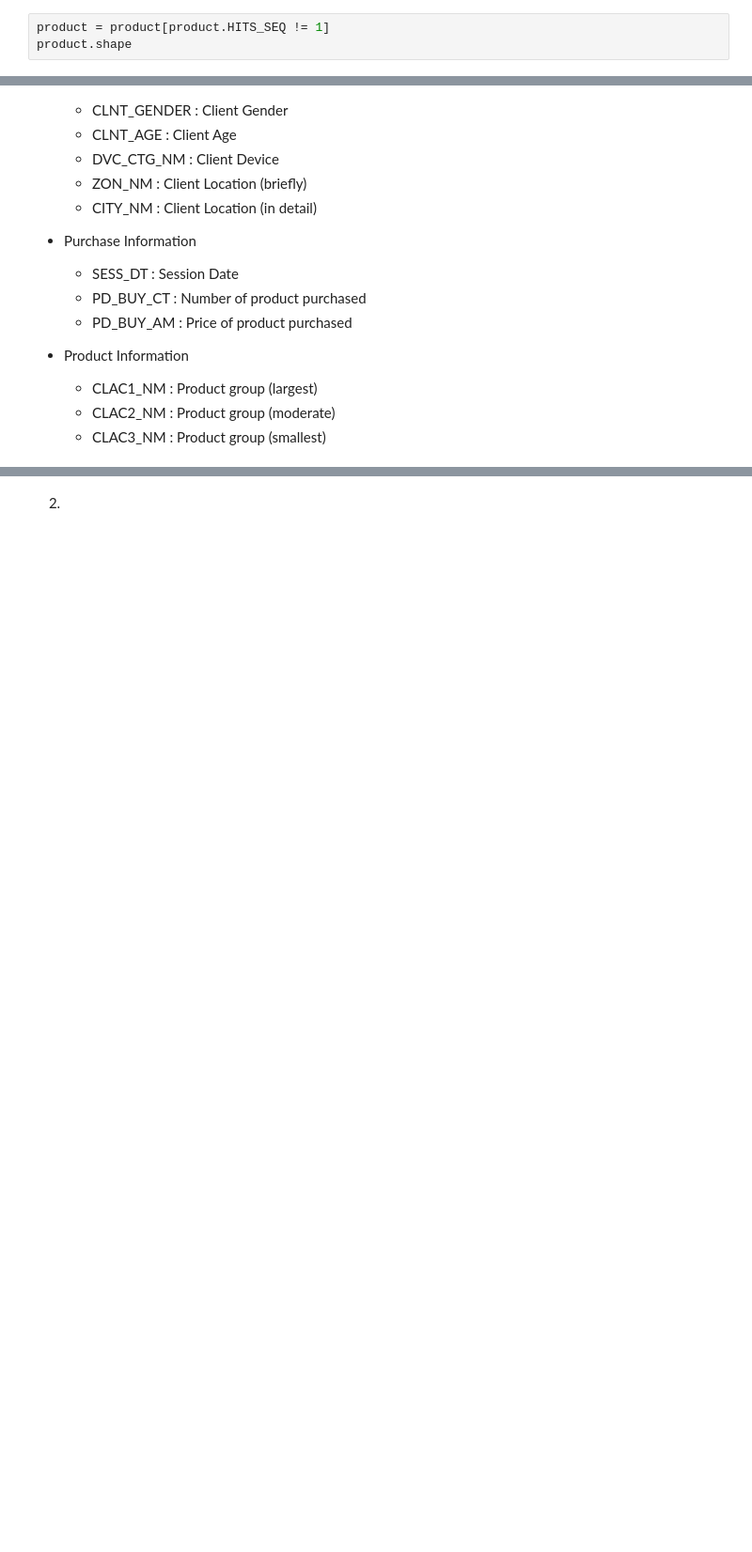
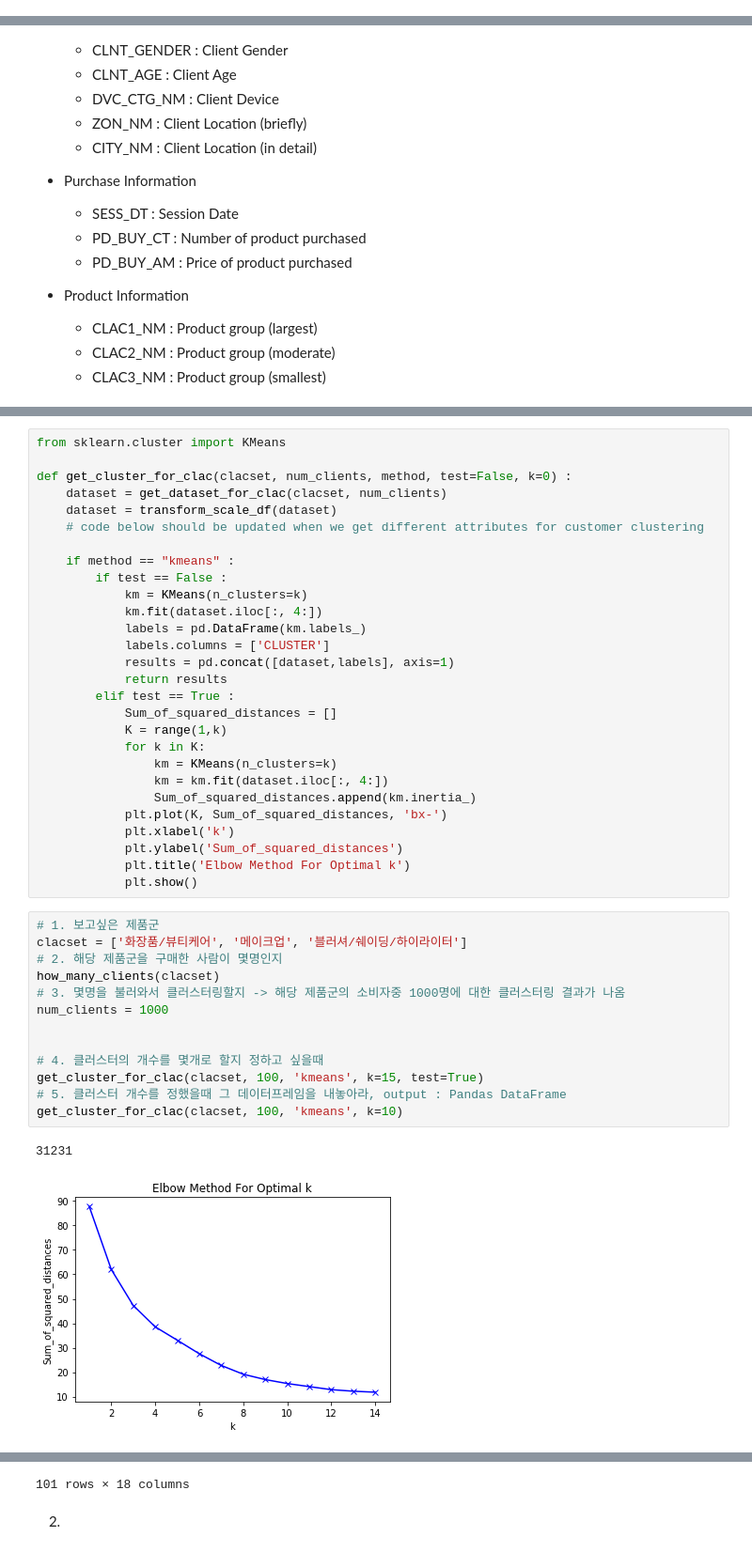
Before and after one commit to hyeon95y/Trend_Predicting, a Jupyter notebook: Customer Segmentation.ipynb, the cells around one changed output, grey strips where cells are left out. Shown: that part at 94% size. Cells and saved outputs as stored; diff of their text form; blank space fills up the shorter version.

Commit message:
Clustering updated

```diff
--- a/Customer Segmentation.ipynb
+++ b/Customer Segmentation.ipynb
@@ -63,3 +44,0 @@ product.shape
-# %%
-product = product[product.HITS_SEQ != 1]
-product.shape
@@ -424,0 +344,44 @@ TypeError: 'RangeIndex' object is not callable
+# %%
+from sklearn.cluster import KMeans
+
+def get_cluster_for_clac(clacset, num_clients, method, test=False, k=0) :
+    dataset = get_dataset_for_clac(clacset, num_clients)
+    dataset = transform_scale_df(dataset)
+    # code below should be updated when we get different attributes for customer clustering
+
+    if method == "kmeans" :
+        if test == False :
+            km = KMeans(n_clusters=k)
+            km.fit(dataset.iloc[:, 4:])
+            labels = pd.DataFrame(km.labels_)
+            labels.columns = ['CLUSTER']
+            results = pd.concat([dataset,labels], axis=1)
+            return results
+        elif test == True :
+            Sum_of_squared_distances = []
+            K = range(1,k)
+            for k in K:
+                km = KMeans(n_clusters=k)
+                km = km.fit(dataset.iloc[:, 4:])
+                Sum_of_squared_distances.append(km.inertia_)
+            plt.plot(K, Sum_of_squared_distances, 'bx-')
+            plt.xlabel('k')
+            plt.ylabel('Sum_of_squared_distances')
+            plt.title('Elbow Method For Optimal k')
+            plt.show()
+# %%
+# 1. 보고싶은 제품군
+clacset = ['화장품/뷰티케어', '메이크업', '블러셔/쉐이딩/하이라이터']
+# 2. 해당 제품군을 구매한 사람이 몇명인지
+how_many_clients(clacset)
+# 3. 몇명을 불러와서 클러스터링할지 -> 해당 제품군의 소비자중 1000명에 대한 클러스터링 결과가 나옴
+num_clients = 1000
+
+
+# 4. 클러스터의 개수를 몇개로 할지 정하고 싶을때
+get_cluster_for_clac(clacset, 100, 'kmeans', k=15, test=True)
+# 5. 클러스터 개수를 정했을때 그 데이터프레임을 내놓아라, output : Pandas DataFrame
+get_cluster_for_clac(clacset, 100, 'kmeans', k=10)
+# %% [output]
+31231
+[figure, added]
@@ -425,2 +405,3 @@ TypeError: 'RangeIndex' object is not callable
+101 rows × 18 columns
 # %% [markdown]
 2)
```
Also changed, not shown: parts of 28 cells of this notebook.
